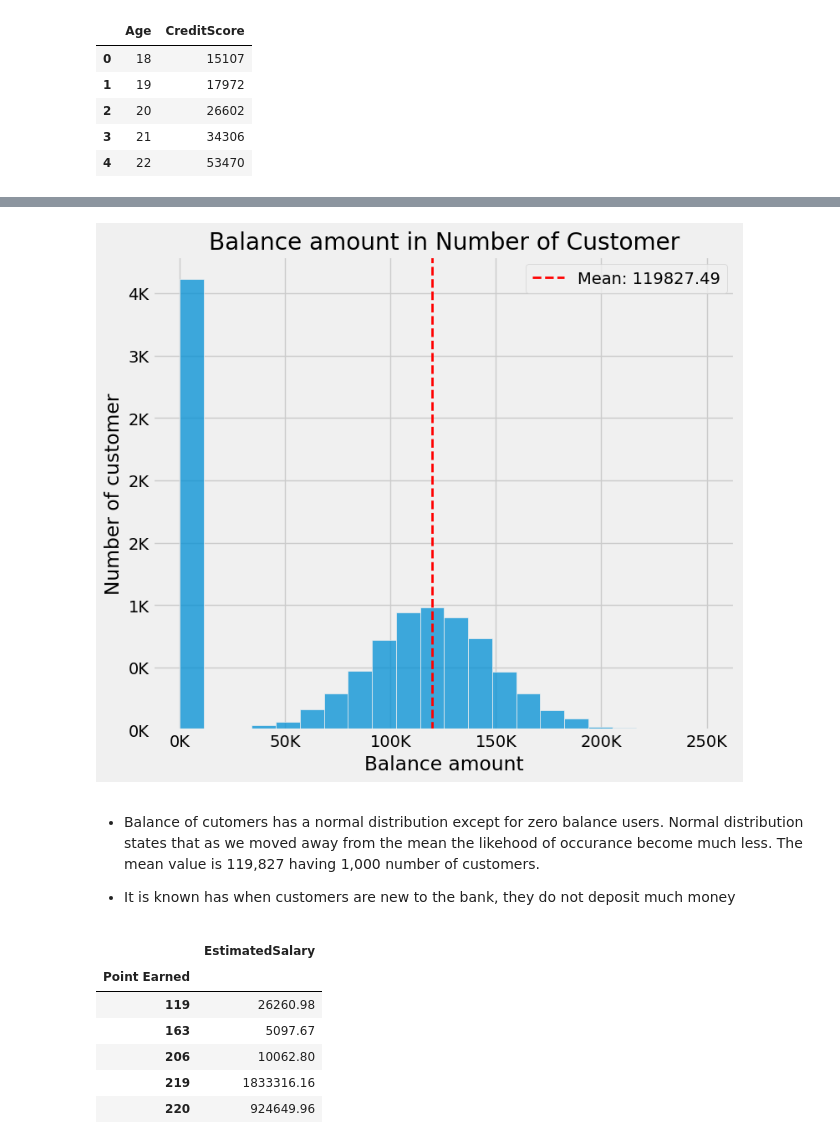
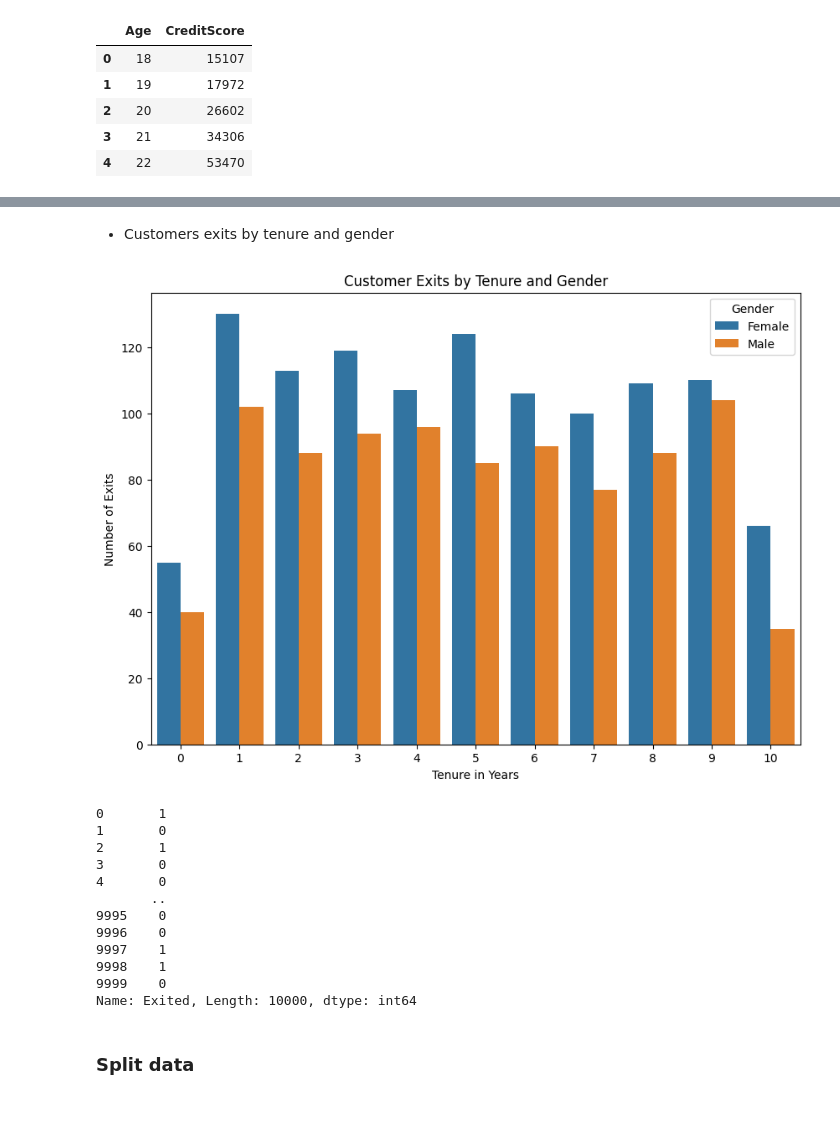
Before and after one commit to Henamen21/Bank_Customer_Churn_Prediction---ML, a Jupyter notebook: predictor.ipynb, the cells around one changed output, grey strips where cells are left out. Cells and saved outputs as stored; diff of their text form; code cells hidden in the pictures; blank space fills up the shorter version.

```diff
--- a/predictor.ipynb
+++ b/predictor.ipynb
@@ -362,37 +309,0 @@ mean_balance = data.loc[data["Balance"] > 0 ]["Balance"].mean().round(2)
-# %%
-plt.figure(figsize=(8,7))
-sns.histplot(
-    data["Balance"]
-)
-# Formatter function for thousands
-def thousands(x, pos):
-    'The two args are the value and tick position'
-    return '%1.0fK' % (x * 1e-3)
-# Apply the formatter to the x and y axes
-formatter = FuncFormatter(thousands)
-plt.gca().xaxis.set_major_formatter(formatter)
-plt.gca().yaxis.set_major_formatter(formatter)
-plt.axvline(mean_balance, color='red', linestyle='--', linewidth=2, label=f'Mean: {mean_balance:.2f}')
-plt.ylabel(ylabel = "Number of customer")
-plt.xlabel(xlabel= "Balance amount")
-plt.title("Balance amount in Number of Customer")
-plt.legend()
-plt.style.use("fivethirtyeight")
-plt.savefig("Pictures/Balance amount in number of customers")
-# %% [output]
-[figure, removed]
-# %% [markdown]
-* Balance of cutomers has a normal distribution except for zero balance users. Normal distribution states that as we moved away from the mean the likehood of occurance become much less. The mean value is 119,827 having 1,000 number of customers.
-
-* It is known has when customers are new to the bank, they do not deposit much money
-# %%
-point_data = data.groupby("Point Earned")[["EstimatedSalary" ]].sum()
-point_data.head()
-# %% [output]
-|  | EstimatedSalary |
-| Point Earned |  |
-| 119 | 26260.98 |
-| 163 | 5097.67 |
-| 206 | 10062.80 |
-| 219 | 1833316.16 |
-| 220 | 924649.96 |
@@ -404,0 +310,2 @@ sns.barplot(
+# %% [markdown]
+- Customers exits by tenure and gender
@@ -404,0 +314,13 @@ sns.barplot(
+# %%
+plt.figure(figsize=(10, 7))
+barplot = sns.barplot(x='Tenure', y='Exited', hue='Gender',
+                      data=tenure_gender_exited,
+                      ci=None
+                      )
+plt.title('Customer Exits by Tenure and Gender')
+plt.xlabel('Tenure in Years')
+plt.ylabel('Number of Exits')
+plt.savefig("Pictures/Customers exits by tenure and gender")
+plt.show()
+# %% [output]
+[figure, added]
@@ -404,0 +333,19 @@ sns.barplot(
+# %%
+X = data.drop("Exited" , axis = 1)
+y = data["Exited"].copy()
+y
+# %% [output]
+0       1
+1       0
+2       1
+3       0
+4       0
+       ..
+9995    0
+9996    0
+9997    1
+9998    1
+9999    0
+Name: Exited, Length: 10000, dtype: int64
+# %% [markdown]
+### Split data
```
Also changed, not shown: parts of 67 cells of this notebook.
